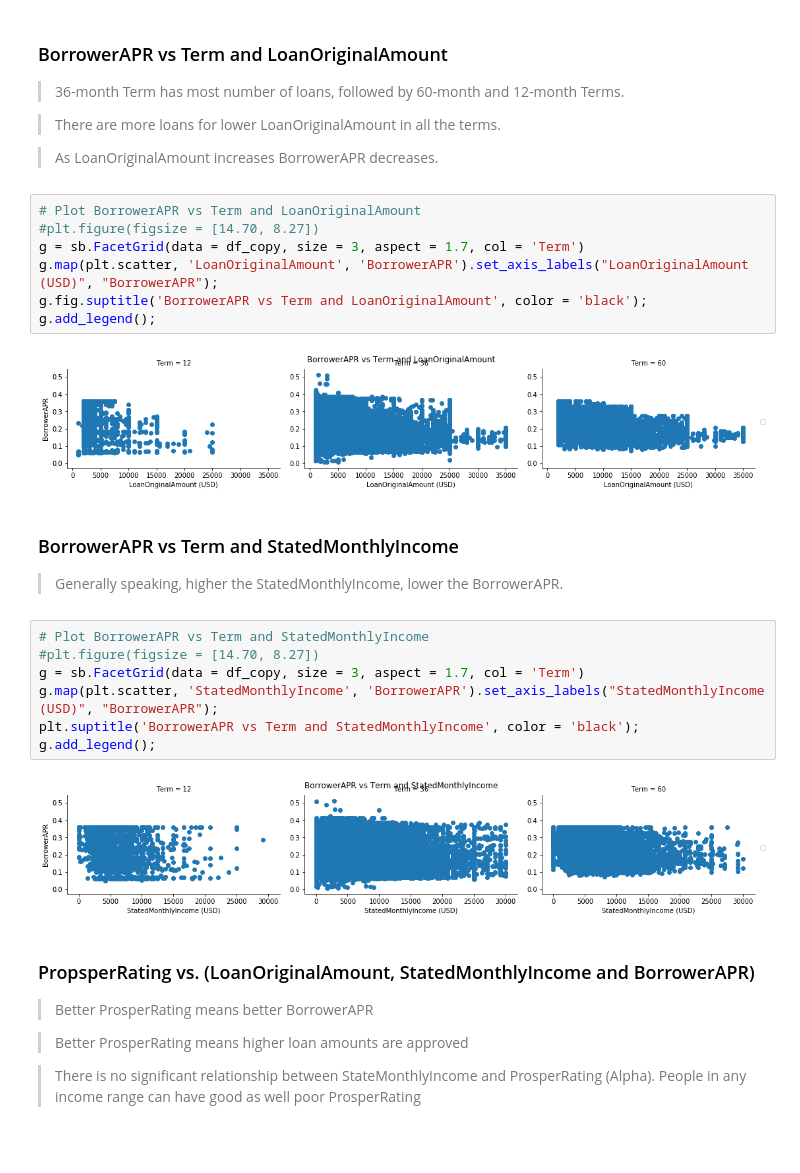
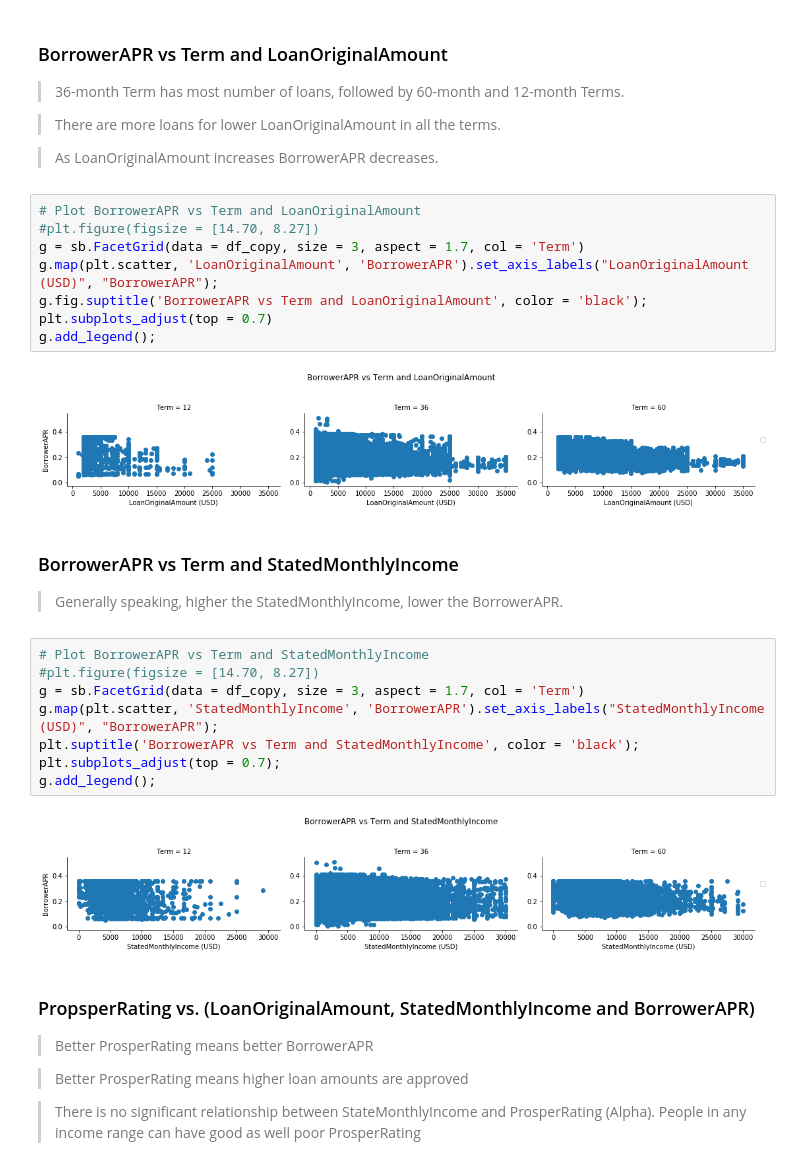
Before and after one commit to AbhaRamchandani/Communicate-Data-Findings---Loan-Data-from-Prosper, a Jupyter notebook: slide_deck_template.ipynb, the cells around one changed output. Cells and saved outputs as stored; diff of their text form.

```diff
--- a/slide_deck_template.ipynb
+++ b/slide_deck_template.ipynb
@@ -92,9 +92,10 @@ plt.title('BorrowerAPR vs Term and ProsperRating', color = 'black');
 g = sb.FacetGrid(data = df_copy, size = 3, aspect = 1.7, col = 'Term')
 g.map(plt.scatter, 'LoanOriginalAmount', 'BorrowerAPR').set_axis_labels("LoanOriginalAmount (USD)", "BorrowerAPR");
 g.fig.suptitle('BorrowerAPR vs Term and LoanOriginalAmount', color = 'black');
+plt.subplots_adjust(top = 0.7)
 g.add_legend();
 # %% [output]
-[figure, old version]
+[figure, new version]
 # %% [markdown]
 ### BorrowerAPR vs Term and StatedMonthlyIncome
 
@@ -102,12 +103,13 @@ g.add_legend();
 # %%
 # Plot BorrowerAPR vs Term and StatedMonthlyIncome
 #plt.figure(figsize = [14.70, 8.27])
 g = sb.FacetGrid(data = df_copy, size = 3, aspect = 1.7, col = 'Term')
 g.map(plt.scatter, 'StatedMonthlyIncome', 'BorrowerAPR').set_axis_labels("StatedMonthlyIncome (USD)", "BorrowerAPR");
 plt.suptitle('BorrowerAPR vs Term and StatedMonthlyIncome', color = 'black');
+plt.subplots_adjust(top = 0.7);
 g.add_legend();
 # %% [output]
-[figure, old version]
+[figure, new version]
 # %% [markdown]
 ### PropsperRating vs. (LoanOriginalAmount, StatedMonthlyIncome and BorrowerAPR)
 
```
Also changed, not shown: parts of 4 cells of this notebook, 5 other files.
